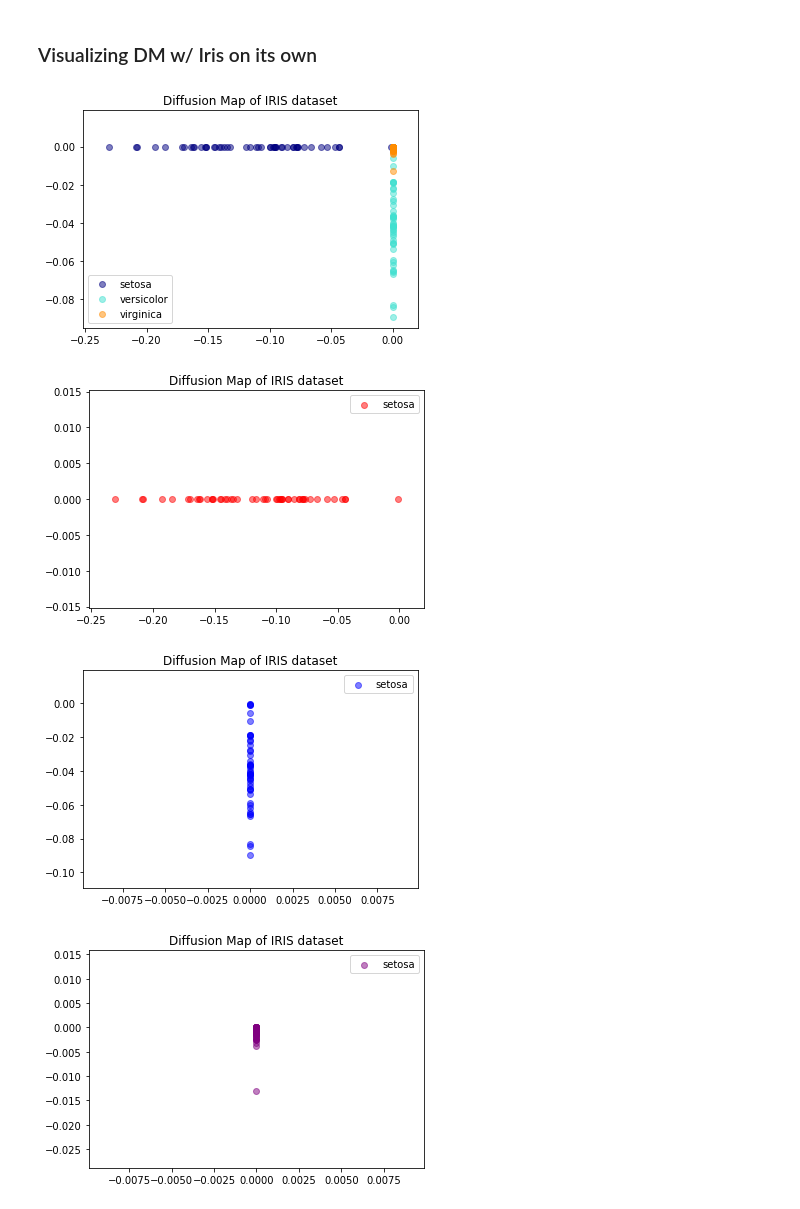
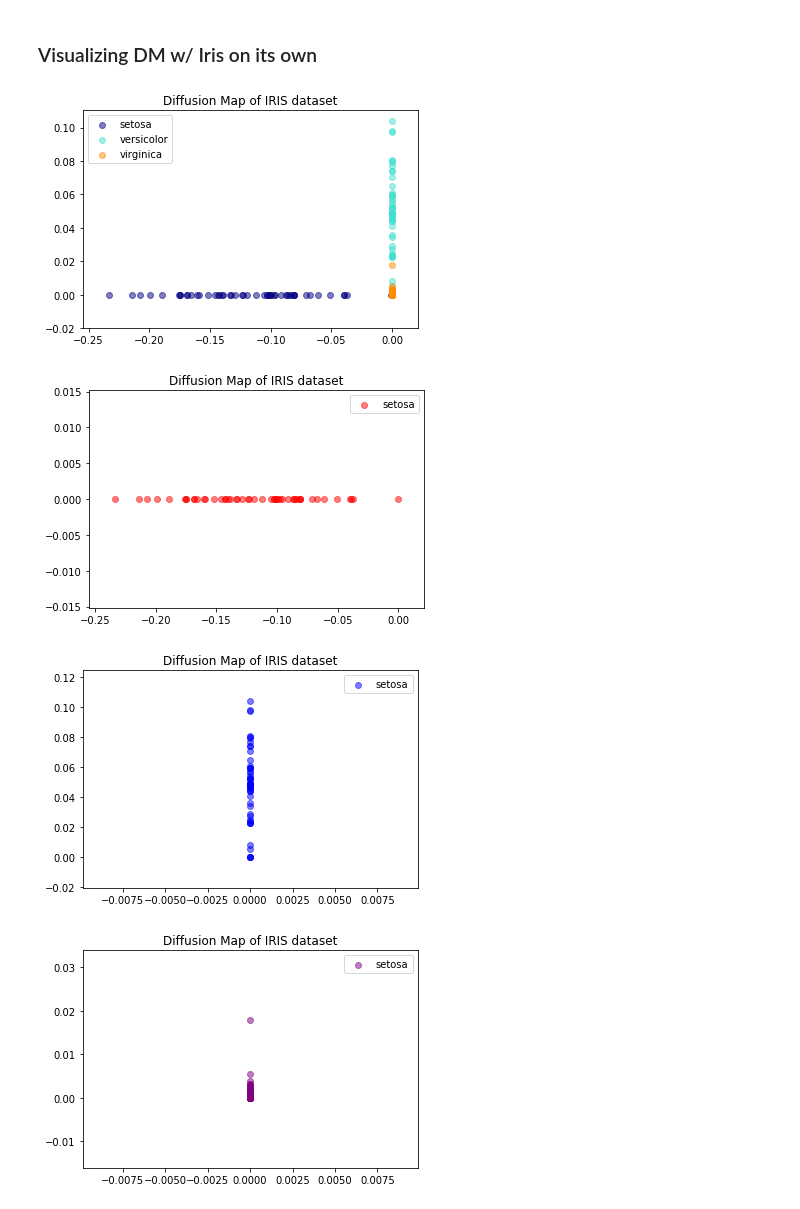
Before and after one commit to quorom/RFK-Diffusion-Map, a Jupyter notebook: Diffusion-Map.ipynb, the cells around one changed output. Drawn from its saved outputs; the diff is of its cells as text; code cells hidden in the pictures.

```diff
--- a/Diffusion-Map.ipynb
+++ b/Diffusion-Map.ipynb
@@ -221,19 +217,19 @@ explained variance ratio (first two components): [ 0.92461621  0.05301557]
 # %% [markdown]
 ### Visualizing DM w/ Iris on its own
 # %%
-X_r3 = diffusion_map_RBF(X, m=2, t=1, alpha=.05)
+X_r3 = diffusion_map_RBF(X, m=2, t=1, alpha=.045)
 
 colors = ['navy', 'turquoise', 'darkorange']
 plt.figure()
 for color, i, target_name in zip(colors, [0, 1, 2], target_names):
     plt.scatter(X_r3[y == i, 0], X_r3[y == i, 1], alpha=.5, color=color,
                 label=target_name)
 plt.legend(loc='best', shadow=False, scatterpoints=1)
 plt.title('Diffusion Map of IRIS dataset')
 
 plt.show()
 # %% [output]
-[figure, old version]
+[figure, new version]
 # %%
 colors = ['red']
 plt.figure()
@@ -245,7 +241,7 @@ plt.title('Diffusion Map of IRIS dataset')
 
 plt.show()
 # %% [output]
-[figure, old version]
+[figure, new version]
 # %%
 colors = ['blue']
 plt.figure()
@@ -257,7 +253,7 @@ plt.title('Diffusion Map of IRIS dataset')
 
 plt.show()
 # %% [output]
-[figure, old version]
+[figure, new version]
 # %%
 colors = ['purple']
 plt.figure()
@@ -269,4 +265,4 @@ plt.title('Diffusion Map of IRIS dataset')
 
 plt.show()
 # %% [output]
-[figure, old version]
+[figure, new version]
```
Also changed, not shown: parts of 7 cells of this notebook.
